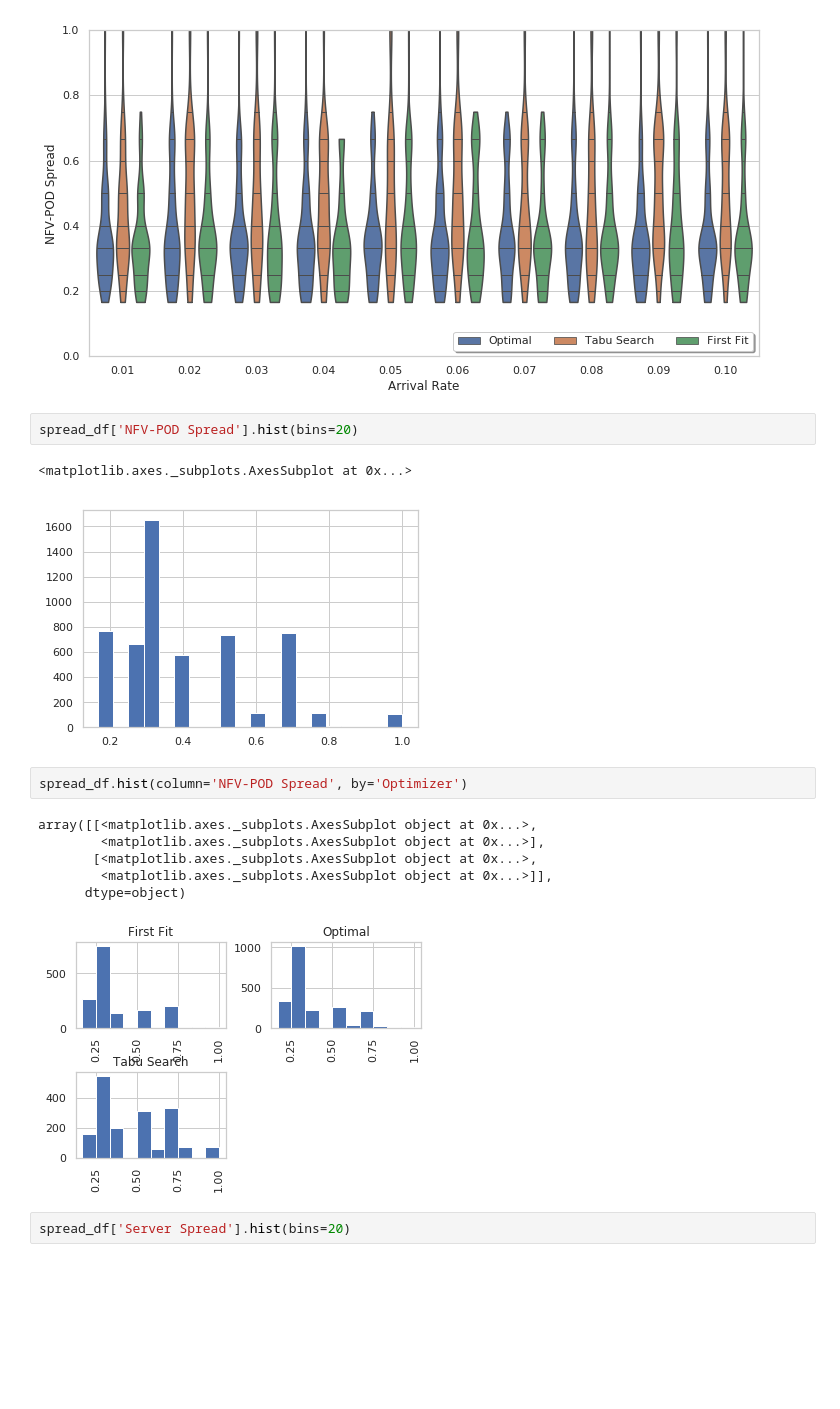
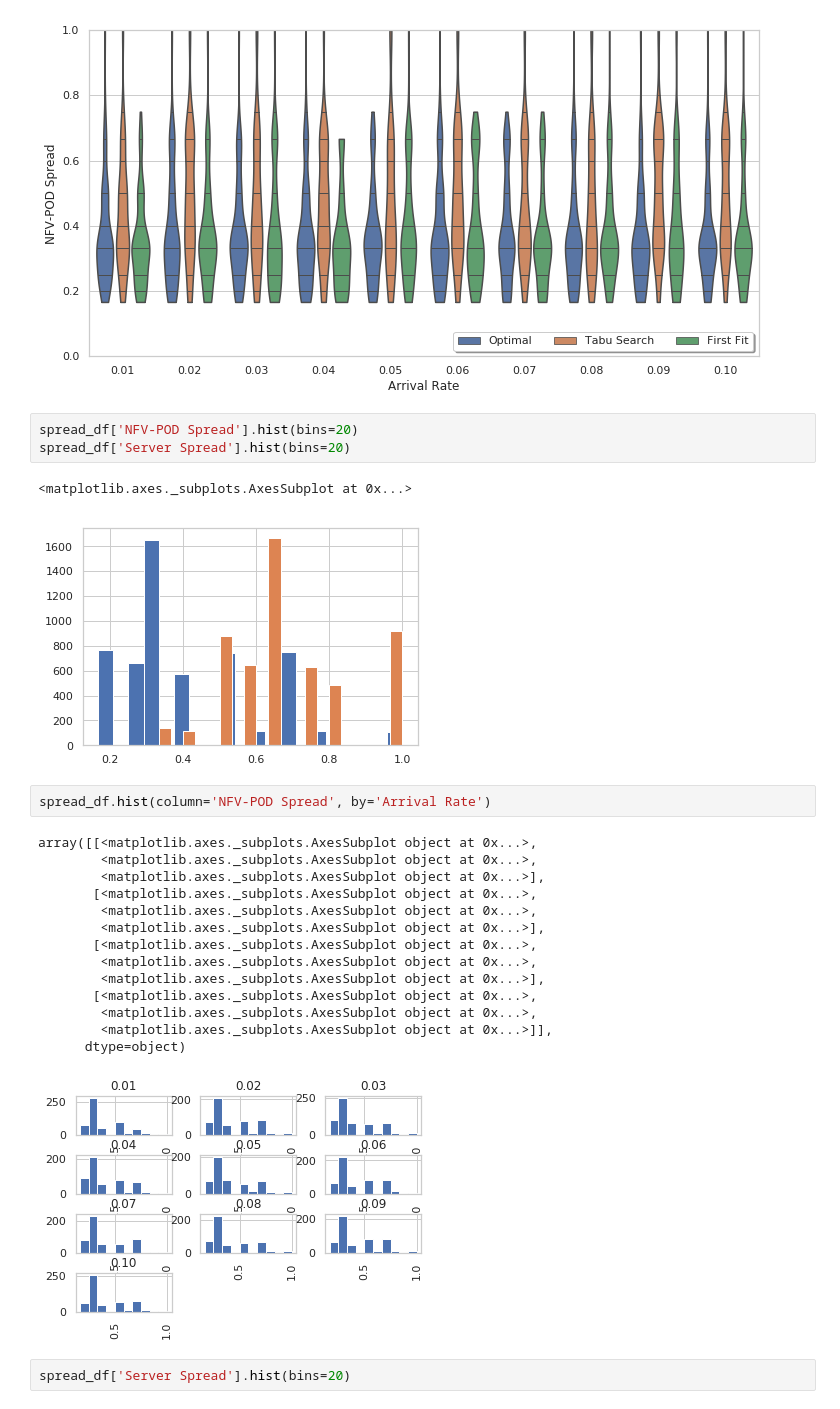
Before and after one commit to mfbari/esso, a Jupyter notebook: plots/plot_server_and_co_spread.ipynb, the cells around one changed output. Saved outputs shown, nothing was run; the diff lists cells and outputs as text; blank space fills up the shorter version.

```diff
--- a/plots/plot_server_and_co_spread.ipynb
+++ b/plots/plot_server_and_co_spread.ipynb
@@ -99,18 +101,27 @@ plt.legend(loc='lower right', fancybox=True, shadow=True, ncol=3)
 [figure]
 # %%
 spread_df['NFV-POD Spread'].hist(bins=20)
+spread_df['Server Spread'].hist(bins=20)
 # %% [output]
 <matplotlib.axes._subplots.AxesSubplot at 0x...>
-[figure, old version]
+[figure, new version]
 # %%
-spread_df.hist(column='NFV-POD Spread', by='Optimizer')
+spread_df.hist(column='NFV-POD Spread', by='Arrival Rate')
 # %% [output]
 array([[<matplotlib.axes._subplots.AxesSubplot object at 0x...>,
+        <matplotlib.axes._subplots.AxesSubplot object at 0x...>,
         <matplotlib.axes._subplots.AxesSubplot object at 0x...>],
        [<matplotlib.axes._subplots.AxesSubplot object at 0x...>,
+        <matplotlib.axes._subplots.AxesSubplot object at 0x...>,
+        <matplotlib.axes._subplots.AxesSubplot object at 0x...>],
+       [<matplotlib.axes._subplots.AxesSubplot object at 0x...>,
+        <matplotlib.axes._subplots.AxesSubplot object at 0x...>,
+        <matplotlib.axes._subplots.AxesSubplot object at 0x...>],
+       [<matplotlib.axes._subplots.AxesSubplot object at 0x...>,
+        <matplotlib.axes._subplots.AxesSubplot object at 0x...>,
         <matplotlib.axes._subplots.AxesSubplot object at 0x...>]],
       dtype=object)
-[figure, old version]
+[figure, new version]
 # %%
 spread_df['Server Spread'].hist(bins=20)
 # %% [output]
```
Also changed, not shown: parts of 1 cell of this notebook.
